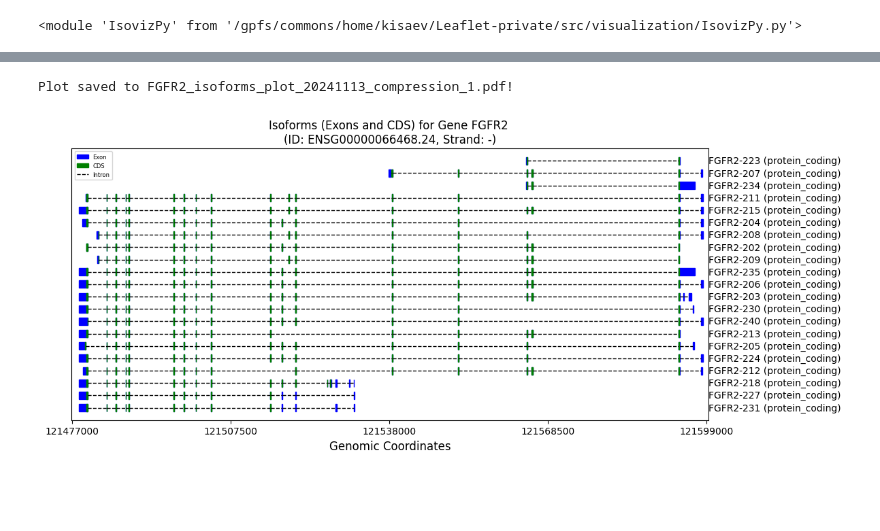
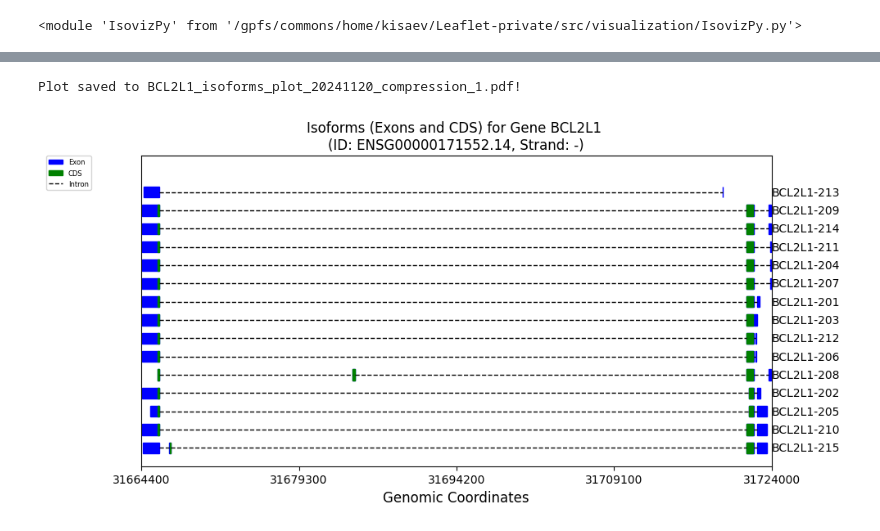
Before and after one commit to daklab/LeafletFA, a Jupyter notebook: src/visualization/IsovizPy_tutorial_human_isoforms_only.ipynb, the cells around one changed output, grey strips where cells are left out. Saved outputs shown, nothing was run; the diff lists cells and outputs as text; code cells hidden in the pictures; blank space fills up the shorter version.

```diff
--- a/src/visualization/IsovizPy_tutorial_human_isoforms_only.ipynb
+++ b/src/visualization/IsovizPy_tutorial_human_isoforms_only.ipynb
@@ -74,5 +90,23 @@ oas1_trans = ['ENST00000553185.2', 'ENST00000675868.2', 'ENST00000681700.1',
+# %%
+gene_name = "PFN2"
+trans = ["ENST00000239940.12", "ENST00000452853.6"]
+
+gene_name = "OAS1"
+trans = oas1_trans
+
+gene_name = 'BCL2L1'
+trans = bcl2l1_trans
+
+gene_name = "TAFA5"
+trans = ["ENST00000402357.6", "ENST00000358295.9"]
+
+gene_name = "IQCF6"
+trans = ["ENST00000667863.2", "ENST00000668964.1"] #, "ENST00000647442.1", "ENST00000398780.5"]
+
+gene_name = "PANK2"
+trans = ["ENST00000497424.5", "ENST00000610179.7"]
 # %%
-new_order = fgfr2_trans
+new_order = trans
 
 new_order = new_order[::-1]
 transcript_ids = new_order
@@ -120,12 +161,13 @@ Plot saved to FGFR2_isoforms_plot_20241113_compression_0.1.pdf!
 # %%
 # Step 4: Plot isoforms
 ja.plot_isoforms(
     db,
     transcript_data,
-    region_start-1000,
-    region_end+1000,
-    base_width=12,
-    trans_height=0.2)
+    region_start-100,
+    region_end,
+    base_width=10,
+    trans_height=0.2,
+    trans_label=10)
 # %% [output]
-Plot saved to FGFR2_isoforms_plot_20241113_compression_1.pdf!
+Plot saved to BCL2L1_isoforms_plot_20241120_compression_1.pdf!
-[figure, old version]
+[figure, new version]
```
Also changed, not shown: parts of 8 cells of this notebook, 52 other files.
